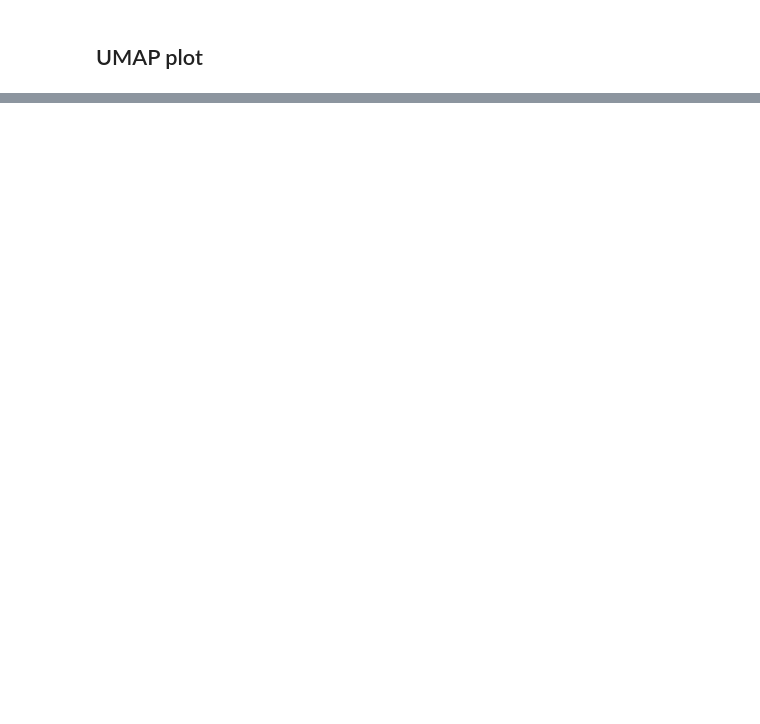
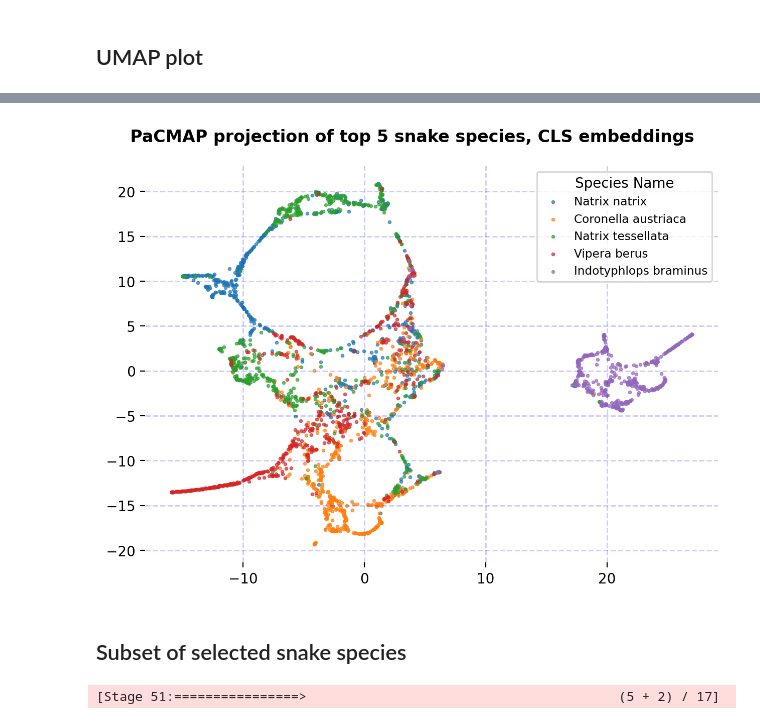
Before and after one commit to dsgt-kaggle-clef/snakeclef-2024, a Jupyter notebook: notebooks/preprocessing/2024-05-08-mg-01-umap-clustering.ipynb, the cells around one changed output, grey strips where cells are left out. Cells and saved outputs as stored; diff of their text form; code cells hidden in the pictures; blank space fills up the shorter version.

```diff
--- a/notebooks/preprocessing/2024-05-08-mg-01-umap-clustering.ipynb
+++ b/notebooks/preprocessing/2024-05-08-mg-01-umap-clustering.ipynb
@@ -137,0 +228,30 @@ plot_cluster(pandas_df, pacmap_transformed, algorithm_name="PaCMAP")
+# %%
+cls_pacmap_transformed = get_pacmap_embedding(cls_embedding)
+# %%
+plot_cluster(
+    cls_pandas_df, cls_pacmap_transformed, algorithm_name="PaCMAP", emb_name="CLS"
+)
+# %% [output]
+[figure, added]
+# %% [markdown]
+## Subset of selected snake species
+# %%
+def prepare_subset_emb_df(
+    df: DataFrame, train_df: DataFrame, col_name: str, species_names: list
+):
+    # Get top species DF
+    selected_species = [
+        int(row["class_id"])
+        for row in train_df.where(F.col("binomial_name").isin(species_names)).collect()
+    ]
+
+    subset_df = df.filter(F.col("class_id").isin(selected_species)).select(
+        ["path", "class_id", col_name]
+    )
+
+    subset_df = subset_df.join(train_df, "path", "inner").select(
+        [subset_df.class_id, train_df.binomial_name, subset_df[col_name]]
+    )
+    return subset_df
+# %% [output]
+[Stage 51:================>                                        (5 + 2) / 17]
```
Also changed, not shown: parts of 25 cells of this notebook.
